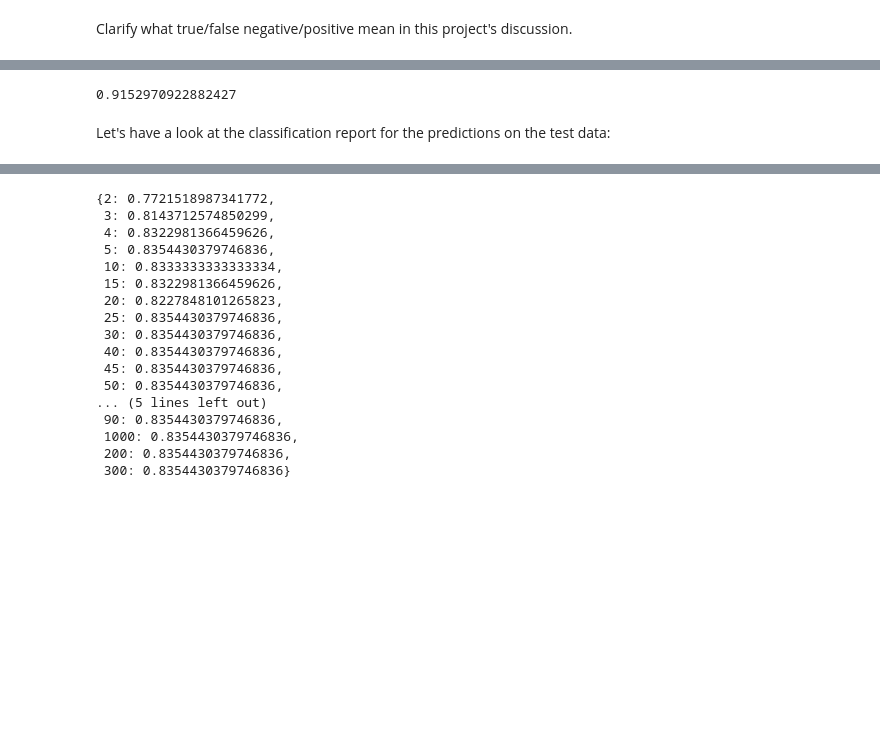
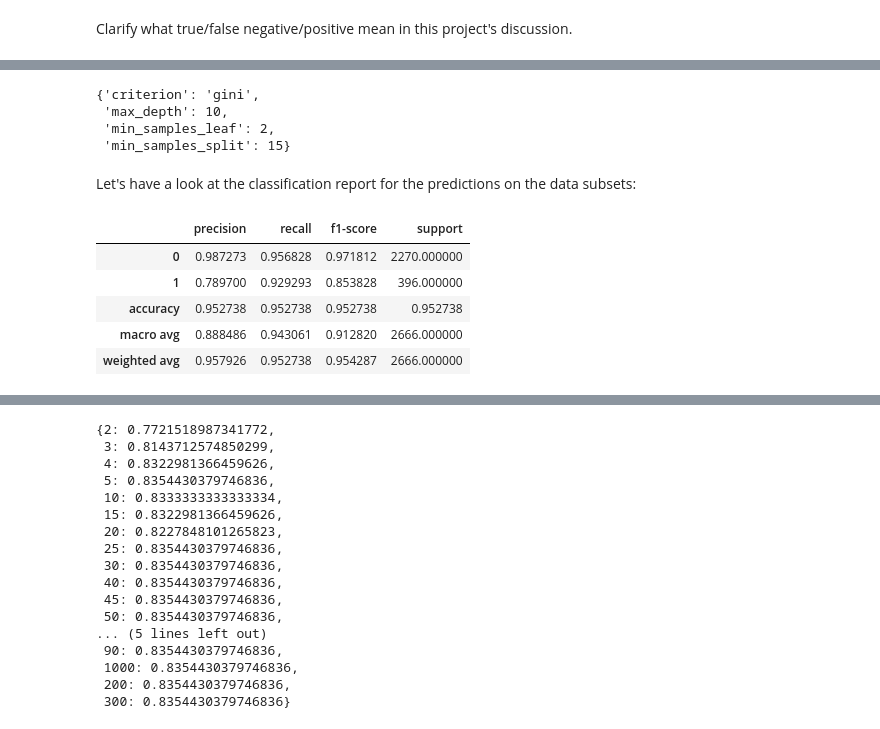
Before and after one commit to terminalcoder/Churn-in-Telecom, a Jupyter notebook: notebook.ipynb, the cells around one changed output, grey strips where cells are left out. Cells and saved outputs as stored; diff of their text form; code cells hidden in the pictures; blank space fills up the shorter version.

```diff
--- a/notebook.ipynb
+++ b/notebook.ipynb
@@ -307,8 +373,23 @@ grid_search_rfc.best_params_
-# %%
-# view f1 score of training model
-grid_search_rfc.score(X_train_scaled, y_train)
-# %% [output]
-0.9152970922882427
+# %%
+tried_diff_things
+# %% [output]
+{'criterion': 'gini',
+ 'max_depth': 10,
+ 'min_samples_leaf': 2,
+ 'min_samples_split': 15}
 # %% [markdown]
-Let's have a look at the classification report for the predictions on the test data:
+Let's have a look at the classification report for the predictions on the data subsets:
+# %%
+# generate train predictions
+grid_search_train_pred = grid_search_rfc.predict(X_train_scaled)
+
+# view a dataframe of the various metrics
+pd.DataFrame(classification_report(y_train, grid_search_train_pred, output_dict=True)).transpose()
+# %% [output]
+|  | precision | recall | f1-score | support |
+| 0 | 0.987273 | 0.956828 | 0.971812 | 2270.000000 |
+| 1 | 0.789700 | 0.929293 | 0.853828 | 396.000000 |
+| accuracy | 0.952738 | 0.952738 | 0.952738 | 0.952738 |
+| macro avg | 0.888486 | 0.943061 | 0.912820 | 2666.000000 |
+| weighted avg | 0.957926 | 0.952738 | 0.954287 | 2666.000000 |
 # %%
```
Also changed, not shown: parts of 33 cells of this notebook.
